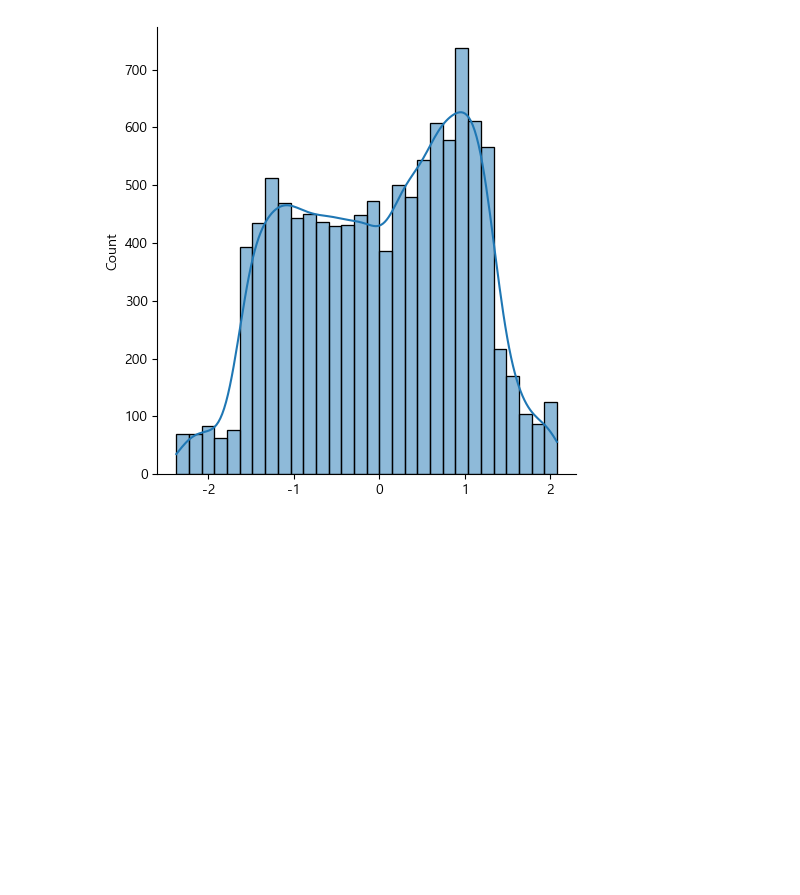
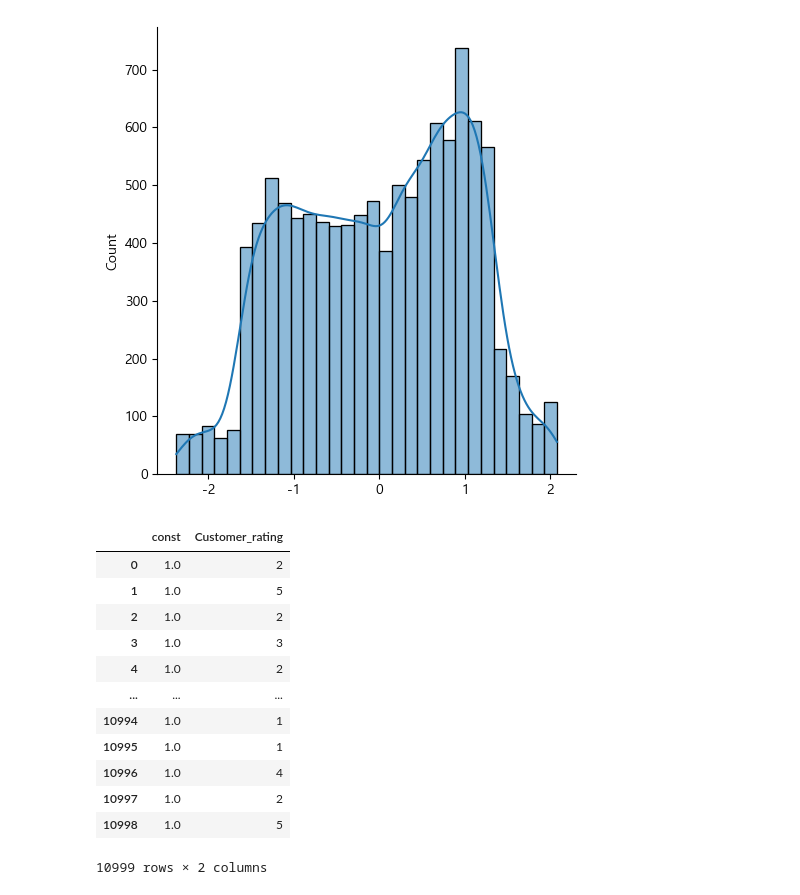
Before and after one commit to daebeobkim/python-bigdata, a Jupyter notebook: EDA/머신러닝/프로젝트 준비.ipynb, the cells around one changed output. Cells and saved outputs as stored; diff of their text form; code cells hidden in the pictures; blank space fills up the shorter version.

```diff
--- a/EDA/머신러닝/프로젝트 준비.ipynb
+++ b/EDA/머신러닝/프로젝트 준비.ipynb
@@ -119,4 +127,19 @@ sns.displot(data = score,kde=True)
 # %%
 import statsmodels.api as sm
 newdata_df = test[['Customer_rating']]
+newdata_df = sm.add_constant(newdata_df,prepend = True)
 newdata_df
+# %% [output]
+|  | const | Customer_rating |
+| 0 | 1.0 | 2 |
+| 1 | 1.0 | 5 |
+| 2 | 1.0 | 2 |
+| 3 | 1.0 | 3 |
+| 4 | 1.0 | 2 |
+| ... | ... | ... |
+| 10994 | 1.0 | 1 |
+| 10995 | 1.0 | 1 |
+| 10996 | 1.0 | 4 |
+| 10997 | 1.0 | 2 |
+| 10998 | 1.0 | 5 |
+10999 rows × 2 columns
```
Also changed, not shown: parts of 5 cells of this notebook.
